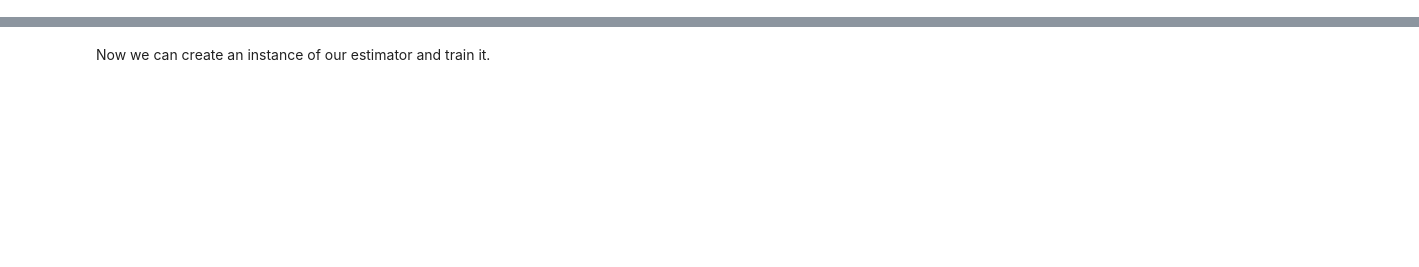
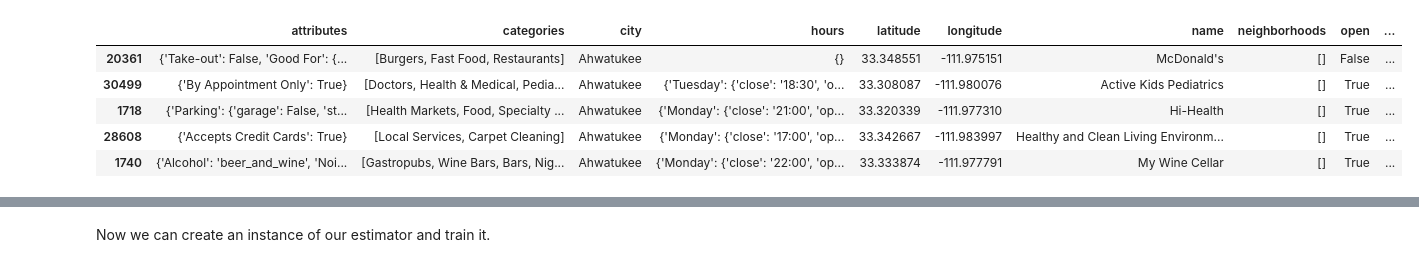
Before and after one commit to TanghuiL/Predicting-popularity-of-new-restaurants, a Jupyter notebook: Predicting popularity of a new restaurant.ipynb, the cells around one changed output, grey strips where cells are left out. Drawn from its saved outputs; the diff is of its cells as text; code cells hidden in the pictures; blank space fills up the shorter version.

```diff
--- a/Predicting popularity of a new restaurant.ipynb
+++ b/Predicting popularity of a new restaurant.ipynb
@@ -199,0 +79,4 @@ class CityEstimator(base.BaseEstimator, base.RegressorMixin):
+# %%
+# The loaded data is stored as a dictionary
+# Now create a dataframe object, df, to store the data
+df = pd.DataFrame.from_dict(data)
@@ -199,0 +180,11 @@ class CityEstimator(base.BaseEstimator, base.RegressorMixin):
+# %%
+df_sorted = df.sort_values(by='city')
+df_sorted['id'] = df_sorted.index
+df_sorted.head()
+# %% [output]
+|  | attributes | categories | city | hours | latitude | longitude | name | neighborhoods | open | ... |
+| 20361 | {'Take-out': False, 'Good For': {... | [Burgers, Fast Food, Restaurants] | Ahwatukee | {} | 33.348551 | -111.975151 | McDonald's | [] | False | ... |
+| 30499 | {'By Appointment Only': True} | [Doctors, Health & Medical, Pedia... | Ahwatukee | {'Tuesday': {'close': '18:30', 'o... | 33.308087 | -111.980076 | Active Kids Pediatrics | [] | True | ... |
+| 1718 | {'Parking': {'garage': False, 'st... | [Health Markets, Food, Specialty ... | Ahwatukee | {'Monday': {'close': '21:00', 'op... | 33.320339 | -111.977310 | Hi-Health | [] | True | ... |
+| 28608 | {'Accepts Credit Cards': True} | [Local Services, Carpet Cleaning] | Ahwatukee | {'Monday': {'close': '17:00', 'op... | 33.342667 | -111.983997 | Healthy and Clean Living Environm... | [] | True | ... |
+| 1740 | {'Alcohol': 'beer_and_wine', 'Noi... | [Gastropubs, Wine Bars, Bars, Nig... | Ahwatukee | {'Monday': {'close': '22:00', 'op... | 33.333874 | -111.977791 | My Wine Cellar | [] | True | ... |
```
Also changed, not shown: parts of 85 cells of this notebook, 2 other files.
